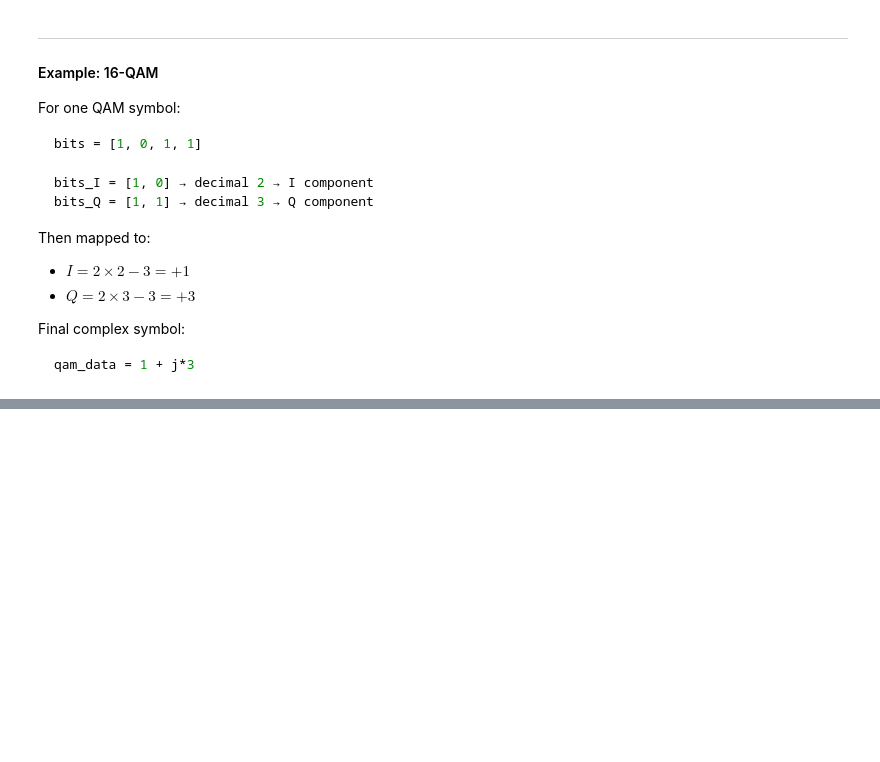
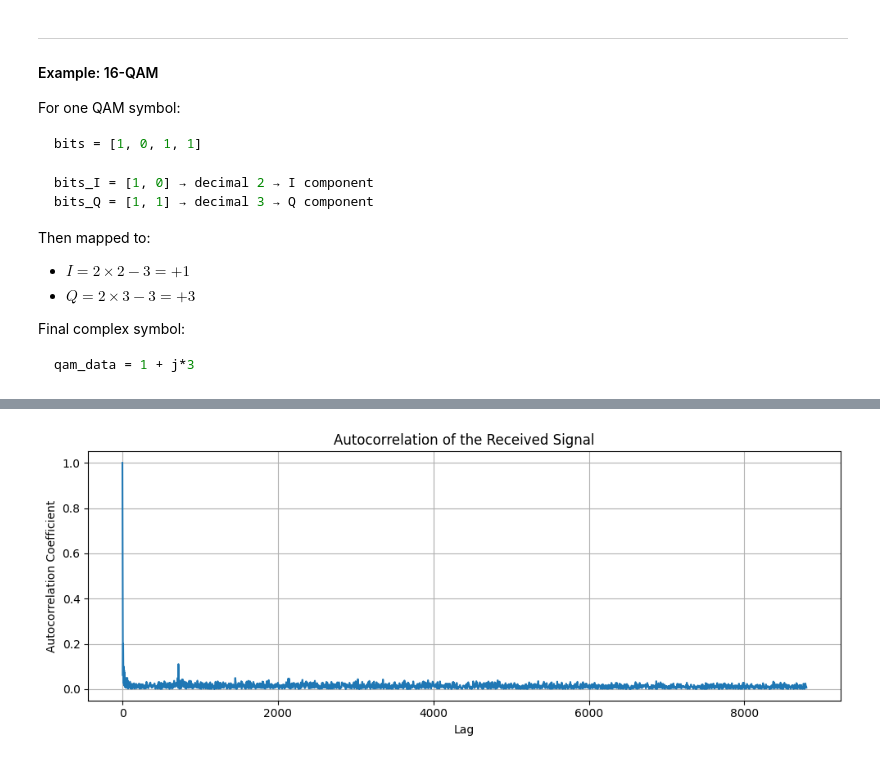
Before and after one commit to hamed-h98/5G_projects, a Jupyter notebook: OFDM_QAM/OFDM_QAM_TX_RX.ipynb, the cells around one changed output, grey strips where cells are left out. Cells and saved outputs as stored; diff of their text form; code cells hidden in the pictures; blank space fills up the shorter version.

```diff
--- a/OFDM_QAM/OFDM_QAM_TX_RX.ipynb
+++ b/OFDM_QAM/OFDM_QAM_TX_RX.ipynb
@@ -251,0 +451,29 @@ Think of OFDM as encoding frequency data, and then IFFT transforms it into the r
+# %%
+def plot_autocorrelation(signal, max_lag=None):
+    N = len(signal)
+    if max_lag is None:
+        max_lag = N // 2
+
+    # Compute full autocorrelation (normalized)
+    corr = np.correlate(signal, signal, mode='full')  # length: 2N - 1
+    lags = np.arange(-N + 1, N)
+    corr = corr / np.max(np.abs(corr))  # Normalize to max=1 (coeff mode)
+
+    # Keep only positive lags
+    positive_lags = lags >= 0
+    lags_positive = lags[positive_lags][:max_lag]
+    Rxx_positive = corr[positive_lags][:max_lag]
+
+    # Plot
+    plt.figure(figsize=(10, 4))
+    plt.plot(lags_positive, np.abs(Rxx_positive))
+    plt.title('Autocorrelation of the Received Signal')
+    plt.xlabel('Lag')
+    plt.ylabel('Autocorrelation Coefficient')
+    plt.grid(True)
+    plt.tight_layout()
+    plt.show()
+# %%
+plot_autocorrelation(final_signal)
+# %% [output]
+[figure, added]
```
Also changed, not shown: parts of 19 cells of this notebook, 1 other file.
